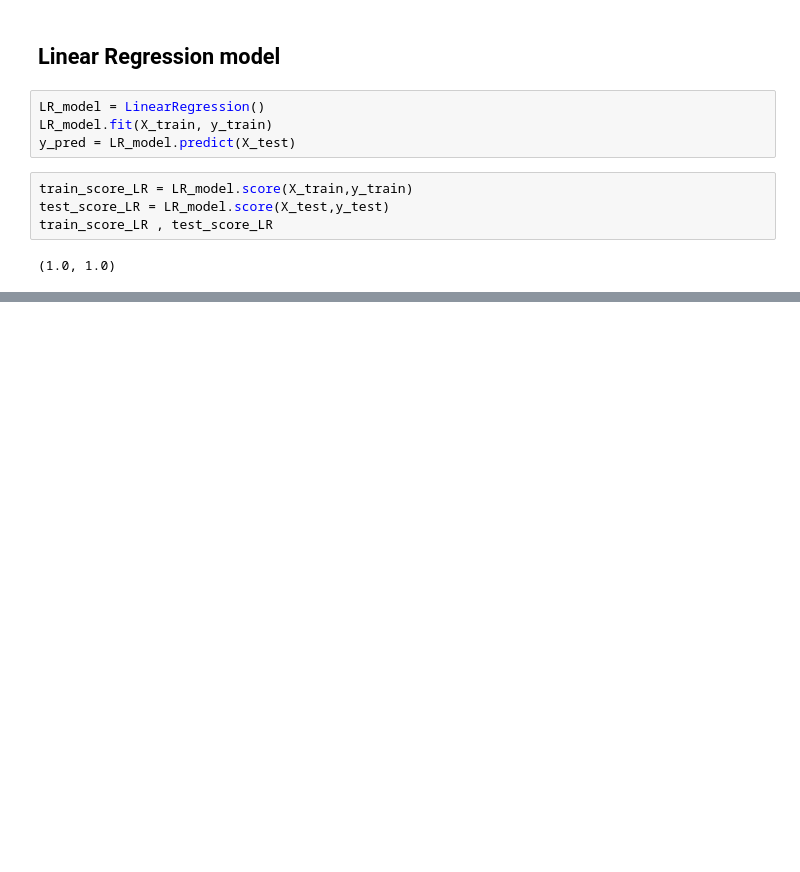
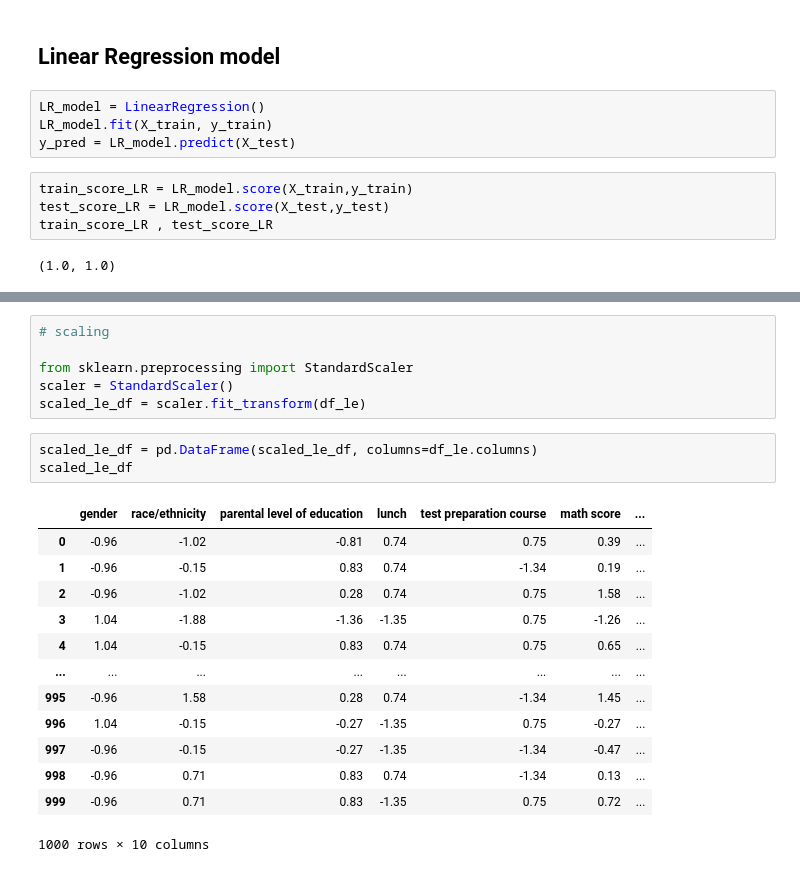
Before and after one commit to SriRamK345/Student-Performance-Analysis, a Jupyter notebook: Student_Performance_Analysis_.ipynb, the cells around one changed output, grey strips where cells are left out. Cells and saved outputs as stored; diff of their text form; blank space fills up the shorter version.

```diff
--- a/Student_Performance_Analysis_.ipynb
+++ b/Student_Performance_Analysis_.ipynb
@@ -413,0 +451,23 @@ feature_importance(importance, columns, "Linear Regression")
+# %%
+# scaling
+
+from sklearn.preprocessing import StandardScaler
+scaler = StandardScaler()
+scaled_le_df = scaler.fit_transform(df_le)
+# %%
+scaled_le_df = pd.DataFrame(scaled_le_df, columns=df_le.columns)
+scaled_le_df
+# %% [output]
+|  | gender | race/ethnicity | parental level of education | lunch | test preparation course | math score | ... |
+| 0 | -0.96 | -1.02 | -0.81 | 0.74 | 0.75 | 0.39 | ... |
+| 1 | -0.96 | -0.15 | 0.83 | 0.74 | -1.34 | 0.19 | ... |
+| 2 | -0.96 | -1.02 | 0.28 | 0.74 | 0.75 | 1.58 | ... |
+| 3 | 1.04 | -1.88 | -1.36 | -1.35 | 0.75 | -1.26 | ... |
+| 4 | 1.04 | -0.15 | 0.83 | 0.74 | 0.75 | 0.65 | ... |
+| ... | ... | ... | ... | ... | ... | ... | ... |
+| 995 | -0.96 | 1.58 | 0.28 | 0.74 | -1.34 | 1.45 | ... |
+| 996 | 1.04 | -0.15 | -0.27 | -1.35 | 0.75 | -0.27 | ... |
+| 997 | -0.96 | -0.15 | -0.27 | -1.35 | -1.34 | -0.47 | ... |
+| 998 | -0.96 | 0.71 | 0.83 | 0.74 | -1.34 | 0.13 | ... |
+| 999 | -0.96 | 0.71 | 0.83 | -1.35 | 0.75 | 0.72 | ... |
+1000 rows × 10 columns
```
Also changed, not shown: parts of 24 cells of this notebook.
